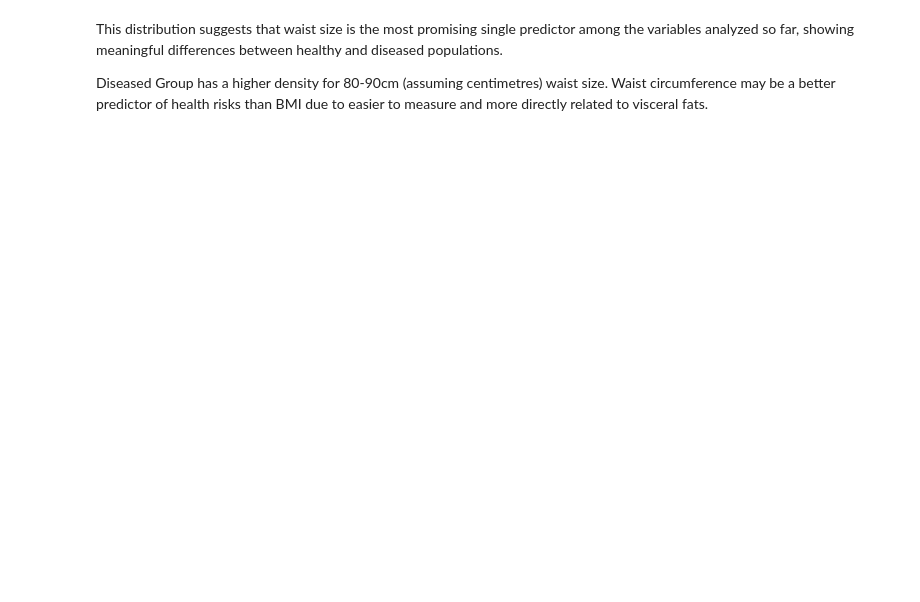
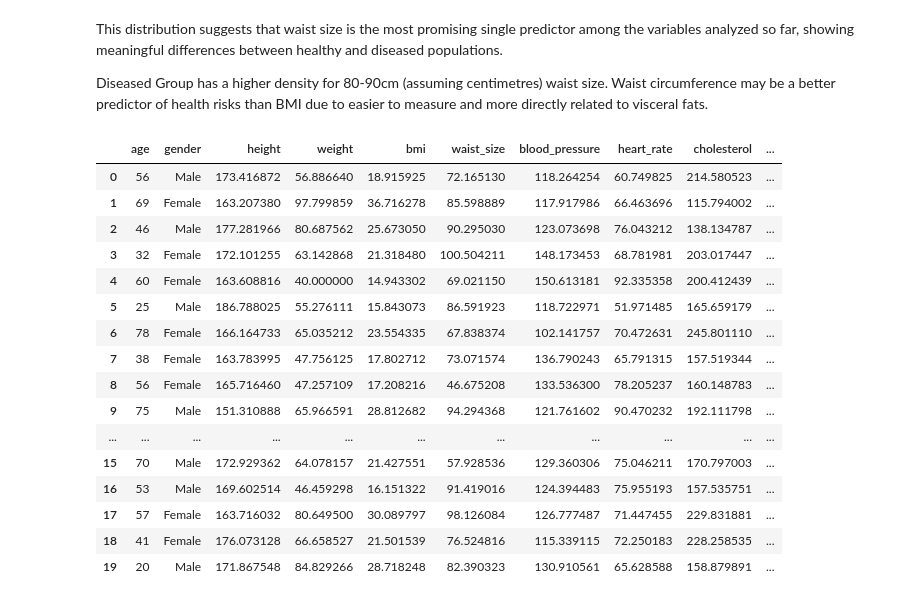
Before and after one commit to Angela-ChongMJ-1162081/1162081, a Jupyter notebook: disease_risk_from_daily_habits.ipynb, the cells around one changed output. Saved outputs shown, nothing was run; the diff lists cells and outputs as text; code cells hidden in the pictures; blank space fills up the shorter version.

```diff
--- a/disease_risk_from_daily_habits.ipynb
+++ b/disease_risk_from_daily_habits.ipynb
@@ -498,3 +504,23 @@ plt.show()
 This distribution suggests that waist size is the most promising single predictor among the variables analyzed so far, showing meaningful differences between healthy and diseased populations.
 
 Diseased Group has a higher density for 80-90cm (assuming centimetres) waist size. Waist circumference may be a better predictor of health risks than BMI due to easier to measure and more directly related to visceral fats.
+# %%
+df_cleaned.head(20)
+# %% [output]
+|  | age | gender | height | weight | bmi | waist_size | blood_pressure | heart_rate | cholesterol | ... |
+| 0 | 56 | Male | 173.416872 | 56.886640 | 18.915925 | 72.165130 | 118.264254 | 60.749825 | 214.580523 | ... |
+| 1 | 69 | Female | 163.207380 | 97.799859 | 36.716278 | 85.598889 | 117.917986 | 66.463696 | 115.794002 | ... |
+| 2 | 46 | Male | 177.281966 | 80.687562 | 25.673050 | 90.295030 | 123.073698 | 76.043212 | 138.134787 | ... |
+| 3 | 32 | Female | 172.101255 | 63.142868 | 21.318480 | 100.504211 | 148.173453 | 68.781981 | 203.017447 | ... |
+| 4 | 60 | Female | 163.608816 | 40.000000 | 14.943302 | 69.021150 | 150.613181 | 92.335358 | 200.412439 | ... |
+| 5 | 25 | Male | 186.788025 | 55.276111 | 15.843073 | 86.591923 | 118.722971 | 51.971485 | 165.659179 | ... |
+| 6 | 78 | Female | 166.164733 | 65.035212 | 23.554335 | 67.838374 | 102.141757 | 70.472631 | 245.801110 | ... |
+| 7 | 38 | Female | 163.783995 | 47.756125 | 17.802712 | 73.071574 | 136.790243 | 65.791315 | 157.519344 | ... |
+| 8 | 56 | Female | 165.716460 | 47.257109 | 17.208216 | 46.675208 | 133.536300 | 78.205237 | 160.148783 | ... |
+| 9 | 75 | Male | 151.310888 | 65.966591 | 28.812682 | 94.294368 | 121.761602 | 90.470232 | 192.111798 | ... |
+| ... | ... | ... | ... | ... | ... | ... | ... | ... | ... | ... |
+| 15 | 70 | Male | 172.929362 | 64.078157 | 21.427551 | 57.928536 | 129.360306 | 75.046211 | 170.797003 | ... |
+| 16 | 53 | Male | 169.602514 | 46.459298 | 16.151322 | 91.419016 | 124.394483 | 75.955193 | 157.535751 | ... |
+| 17 | 57 | Female | 163.716032 | 80.649500 | 30.089797 | 98.126084 | 126.777487 | 71.447455 | 229.831881 | ... |
+| 18 | 41 | Female | 176.073128 | 66.658527 | 21.501539 | 76.524816 | 115.339115 | 72.250183 | 228.258535 | ... |
+| 19 | 20 | Male | 171.867548 | 84.829266 | 28.718248 | 82.390323 | 130.910561 | 65.628588 | 158.879891 | ... |
```
Also changed, not shown: parts of 32 cells of this notebook, 2 other files.
